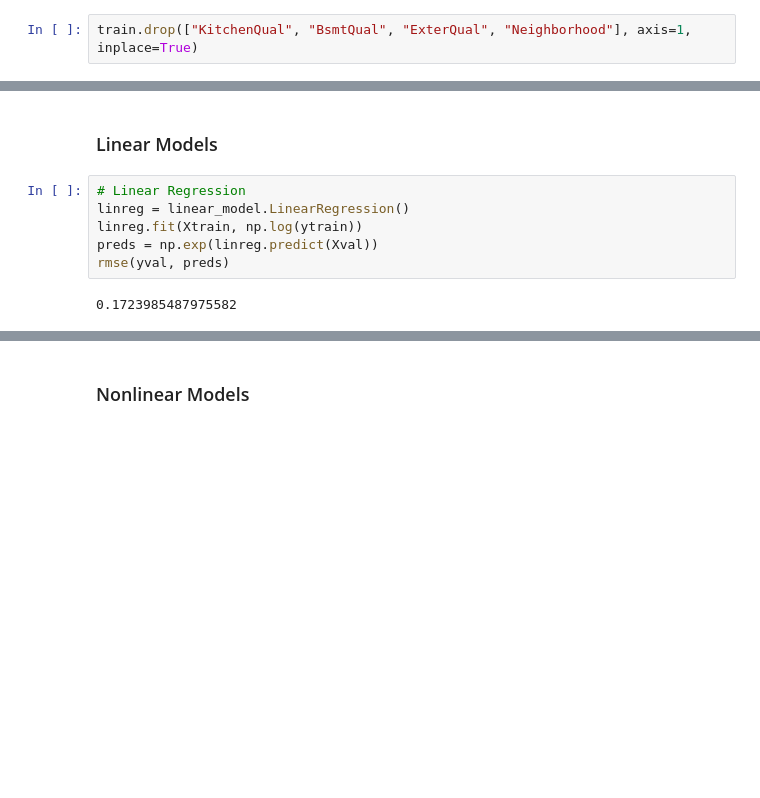
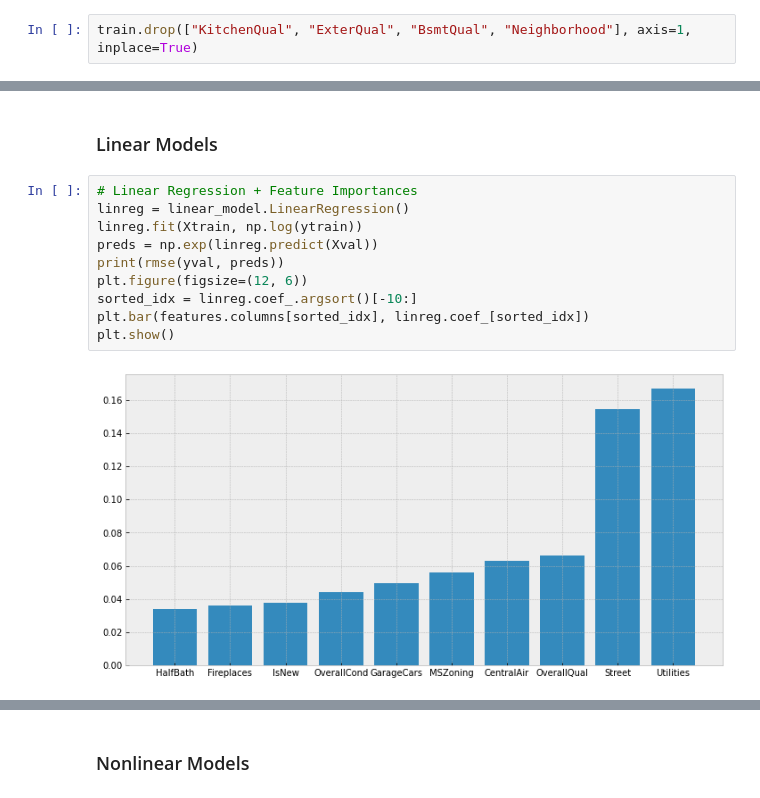
Before and after one commit to sahar-sami/HousePricesRegression, a Jupyter notebook: House Prices Regression Modeling.ipynb, the cells around one changed output, grey strips where cells are left out. Drawn from its saved outputs; the diff is of its cells as text; blank space fills up the shorter version.

```diff
--- a/House Prices Regression Modeling.ipynb
+++ b/House Prices Regression Modeling.ipynb
@@ -429,5 +451,5 @@ Name: OverallQual, dtype: bool
 # %%
-train.drop(["KitchenQual", "BsmtQual", "ExterQual", "Neighborhood"], axis=1, inplace=True)
+train.drop(["KitchenQual", "ExterQual", "BsmtQual", "Neighborhood"], axis=1, inplace=True)
 # %%
 # more indicator variables for things that the house has/doesn't have
 train['Has2ndFloor'] = train['2ndFlrSF'].apply(lambda x: 1 if x > 0 else 0)
@@ -459,11 +481,15 @@ rmse = (lambda true, pred: mean_squared_error(np.log(true), np.log(pred), square
 # %% [markdown]
 ### Linear Models
 # %%
-# Linear Regression
+# Linear Regression + Feature Importances
 linreg = linear_model.LinearRegression()
 linreg.fit(Xtrain, np.log(ytrain))
 preds = np.exp(linreg.predict(Xval))
-rmse(yval, preds)
+print(rmse(yval, preds))
+plt.figure(figsize=(12, 6))
+sorted_idx = linreg.coef_.argsort()[-10:]
+plt.bar(features.columns[sorted_idx], linreg.coef_[sorted_idx])
+plt.show()
 # %% [output]
-0.1723985487975582
+[figure, added]
 # %%
```
Also changed, not shown: parts of 33 cells of this notebook, 4 other files.
